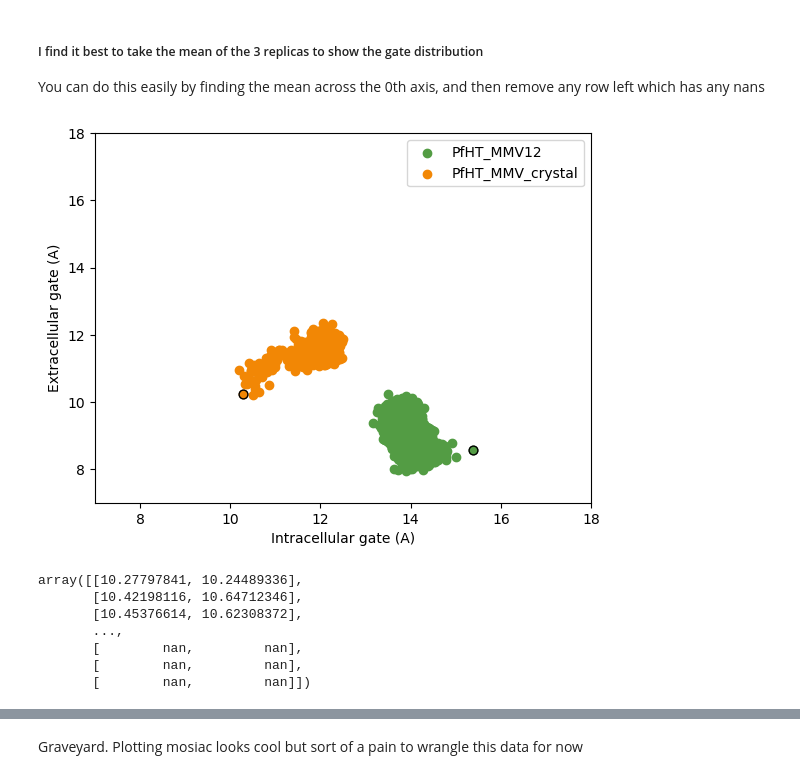
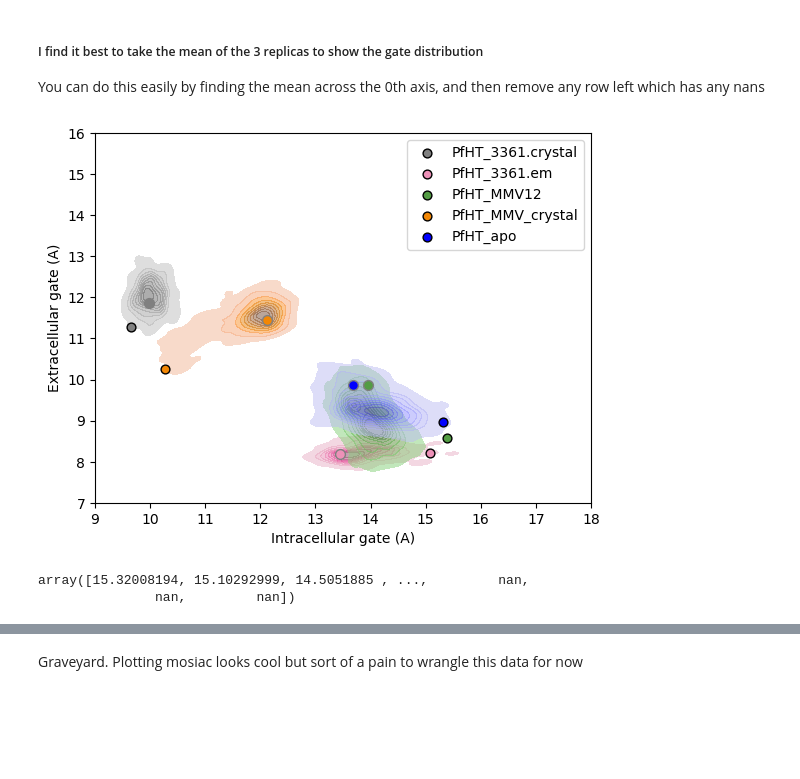
Before and after one commit to semccomas/PfHT_MMV, a Jupyter notebook: conformation_analysis/gate_space.ipynb, the cells around one changed output, grey strips where cells are left out. Saved outputs shown, nothing was run; the diff lists cells and outputs as text; code cells hidden in the pictures; blank space fills up the shorter version.

```diff
--- a/conformation_analysis/gate_space.ipynb
+++ b/conformation_analysis/gate_space.ipynb
@@ -15,7 +16,9 @@ from src.figure_parameters import figure_rc_params
 # %% [markdown]
 ## Loading data
 # %%
-sim_list = [sims.PfHT_MMV12, sims.PfHT_MMV_crystal]
+sim_list = [sims.PfHT_3361_crystal, sims.PfHT_3361_em,
+            sims.PfHT_MMV12, sims.PfHT_MMV_crystal,
+            sims.PfHT_apo]
 color_l = [sim.color for sim in sim_list]
 
 
@@ -86,7 +89,8 @@ def plot_ic_ec_time(
     data_ec_y: np.array,
     label: str= '',
     color: str='black',
-    gate_minmax: tuple=(7,18),
+    ic_gate_minmax: tuple=(9,18),
+    ec_gate_minmax: tuple=(7,16)
 )-> (plt.Figure, plt.Axes):
     '''
     Makes 2 simple line plots stacked. Just plot one replica at a time
@@ -95,13 +99,13 @@ def plot_ic_ec_time(
 
     ax[0].plot(data_ic_x, data_ic_y, color=color, label=label)
     ax[0].set_xlim(0, data_ic_x[-1])
-    ax[0].set_ylim(gate_minmax)
+    ax[0].set_ylim(ic_gate_minmax)
     ax[0].set_ylabel('Intracellular gate (A)')
 
     ax[1].plot(data_ec_x, data_ec_y, color=color, label=label)
     ax[1].set_xlim(0, data_ec_x[-1])
     ax[1].set_ylabel('Extracellular gate (A)')
-    ax[1].set_ylim(gate_minmax)
+    ax[1].set_ylim(ec_gate_minmax)
 
     ax[1].set_xlabel('Time (ns)')
 
@@ -116,18 +120,24 @@ def plot_ic_ec_scatter(
     data_ec: np.array,
     label: str= '',
     color: str='black',
-    gate_minmax: tuple=(7,18),
-    highlight_start: bool=True
+    ic_gate_minmax: tuple=(9,18),
+    ec_gate_minmax:tuple=(7,16),
+    highlight_start: bool=True,
+    kde: bool=True,
 )-> (plt.Figure, plt.Axes):
     '''
     Makes 2 simple line plots stacked. Just plot one replica at a time
     Ax[0] is for the IC gate, ax[1] is for EC gate
     '''
     if highlight_start:
-        ax.scatter(data_ic[0], data_ec[0], color=color, s=40, edgecolor='black',zorder=2)
-    ax.scatter(data_ic, data_ec, color=color, label=label)
-    ax.set_xlim(gate_minmax)
-    ax.set_ylim(gate_minmax)
+        ax.scatter(data_ic[0], data_ec[0], color=color, s=40, edgecolor='black',zorder=3,label=label)
+        ax.scatter(np.mean(data_ic[-10:]), np.mean(data_ec[-10:]), color=color, s=50, edgecolor='grey',zorder=2)
+    if not kde:
+        ax.scatter(data_ic, data_ec, color=color)
+    elif kde:
+        sns.kdeplot(x=data_ic, y=data_ec, fill=True, color=color, alpha=0.5,thresh=0.01)
+    ax.set_xlim(ic_gate_minmax)
+    ax.set_ylim(ec_gate_minmax)
     ax.set_xlabel('Intracellular gate (A)')
     ax.set_ylabel('Extracellular gate (A)')
 
@@ -188,26 +202,21 @@ You can do this easily by finding the mean across the 0th axis, and then remove
 # %%
 f,ax=plt.subplots(1,1)
 for sim in sim_list:
         mean_dist_dict = np.mean(dist_dict[sim.name],axis=0)
-        mean_dist_dict[~np.isnan(mean_dist_dict).any(axis=1)]
+        mean_dist_dict = mean_dist_dict[~np.isnan(mean_dist_dict).any(axis=1)]
 
         plot_ic_ec_scatter(fig=fig,
                 ax=ax,
                 data_ic=mean_dist_dict[:,0],
                 data_ec=mean_dist_dict[:,1],
                 color=sim.color,
                 label=sim.name
         )
 plt.show()
 # %% [output]
-[figure, old version]
+[figure, new version]
 # %%
-mean_dist_dict
+mean_dist_dict[:,0]
 # %% [output]
-array([[10.27797841, 10.24489336],
-       [10.42198116, 10.64712346],
-       [10.45376614, 10.62308372],
-       ...,
-       [        nan,         nan],
-       [        nan,         nan],
-       [        nan,         nan]])
+array([15.32008194, 15.10292999, 14.5051885 , ...,         nan,
+               nan,         nan])
```
Also changed, not shown: parts of 4 cells of this notebook, 8 other files.
